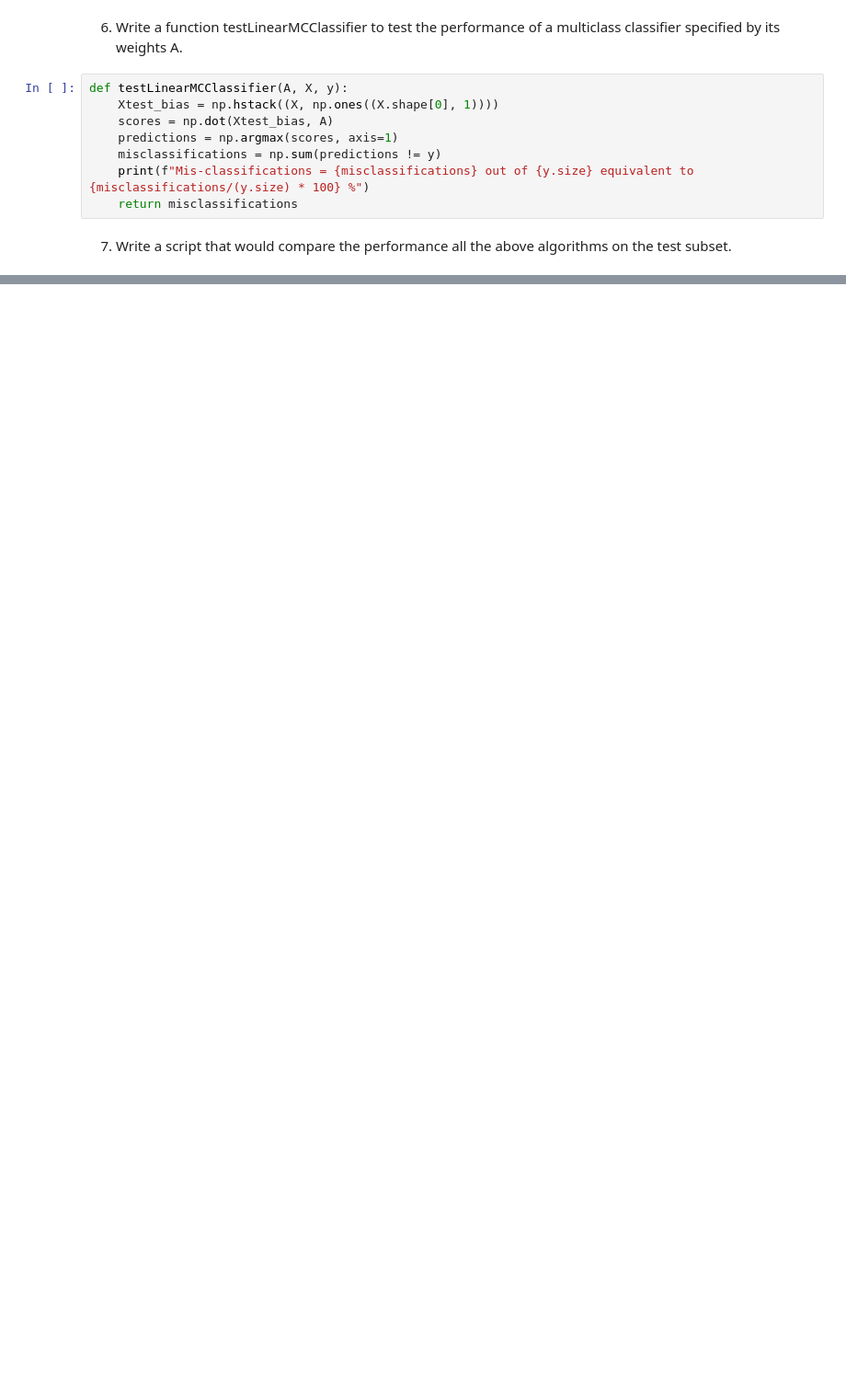
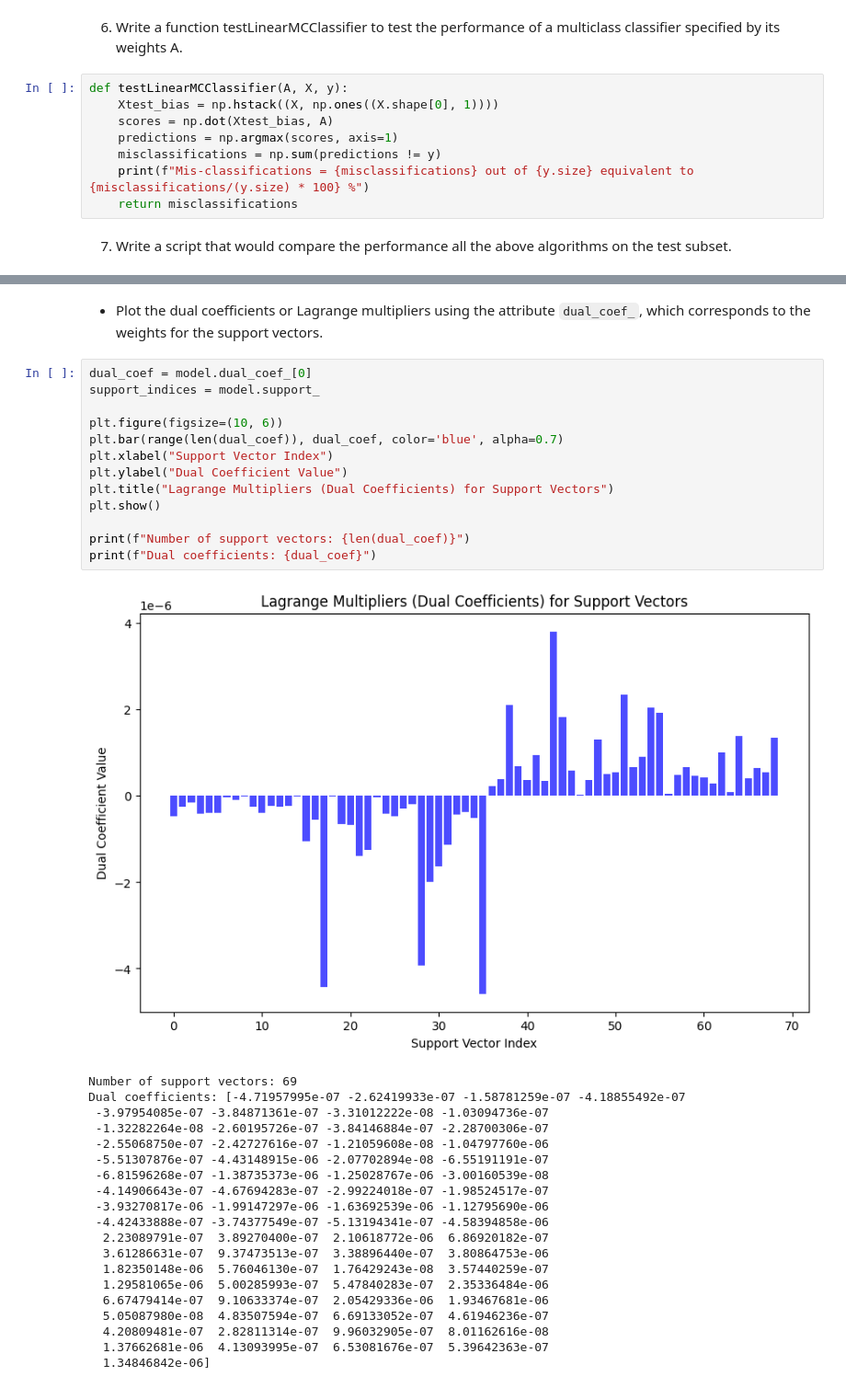
Before and after one commit to bmcano/homework-assignments, a Jupyter notebook: Machine-Learning/Project/Project.ipynb, the cells around one changed output, grey strips where cells are left out. Shown: that part at 92% size. Saved outputs shown, nothing was run; the diff lists cells and outputs as text; blank space fills up the shorter version.

```diff
--- a/Machine-Learning/Project/Project.ipynb
+++ b/Machine-Learning/Project/Project.ipynb
@@ -562,0 +555,36 @@ Mis-classifications = 1840 out of 21000 equivalent to 8.761904761904763 %
+# %% [markdown]
+- Plot the dual coefficients or Lagrange multipliers using the attribute `dual_coef_`, which corresponds to the weights for the support vectors.
+# %%
+dual_coef = model.dual_coef_[0]
+support_indices = model.support_
+
+plt.figure(figsize=(10, 6))
+plt.bar(range(len(dual_coef)), dual_coef, color='blue', alpha=0.7)
+plt.xlabel("Support Vector Index")
+plt.ylabel("Dual Coefficient Value")
+plt.title("Lagrange Multipliers (Dual Coefficients) for Support Vectors")
+plt.show()
+
+print(f"Number of support vectors: {len(dual_coef)}")
+print(f"Dual coefficients: {dual_coef}")
+# %% [output]
+[figure, added]
+Number of support vectors: 69
+Dual coefficients: [-4.71957995e-07 -2.62419933e-07 -1.58781259e-07 -4.18855492e-07
+ -3.97954085e-07 -3.84871361e-07 -3.31012222e-08 -1.03094736e-07
+ -1.32282264e-08 -2.60195726e-07 -3.84146884e-07 -2.28700306e-07
+ -2.55068750e-07 -2.42727616e-07 -1.21059608e-08 -1.04797760e-06
+ -5.51307876e-07 -4.43148915e-06 -2.07702894e-08 -6.55191191e-07
+ -6.81596268e-07 -1.38735373e-06 -1.25028767e-06 -3.00160539e-08
+ -4.14906643e-07 -4.67694283e-07 -2.99224018e-07 -1.98524517e-07
+ -3.93270817e-06 -1.99147297e-06 -1.63692539e-06 -1.12795690e-06
+ -4.42433888e-07 -3.74377549e-07 -5.13194341e-07 -4.58394858e-06
+  2.23089791e-07  3.89270400e-07  2.10618772e-06  6.86920182e-07
+  3.61286631e-07  9.37473513e-07  3.38896440e-07  3.80864753e-06
+  1.82350148e-06  5.76046130e-07  1.76429243e-08  3.57440259e-07
+  1.29581065e-06  5.00285993e-07  5.47840283e-07  2.35336484e-06
+  6.67479414e-07  9.10633374e-07  2.05429336e-06  1.93467681e-06
+  5.05087980e-08  4.83507594e-07  6.69133052e-07  4.61946236e-07
+  4.20809481e-07  2.82811314e-07  9.96032905e-07  8.01162616e-08
+  1.37662681e-06  4.13093995e-07  6.53081676e-07  5.39642363e-07
+  1.34846842e-06]
```
Also changed, not shown: parts of 18 cells of this notebook.
